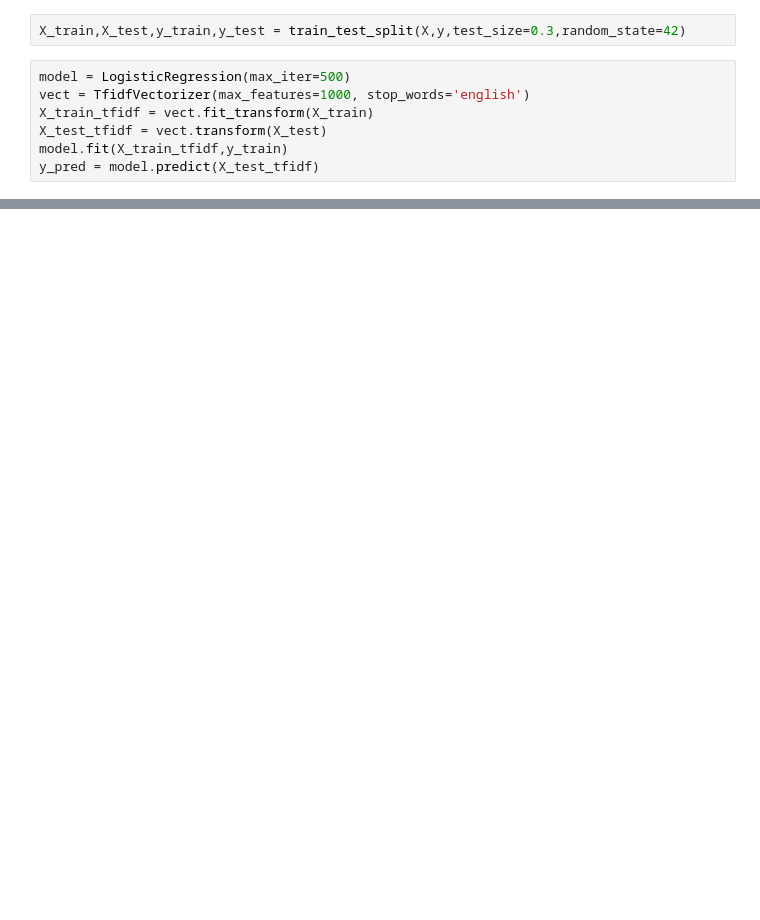
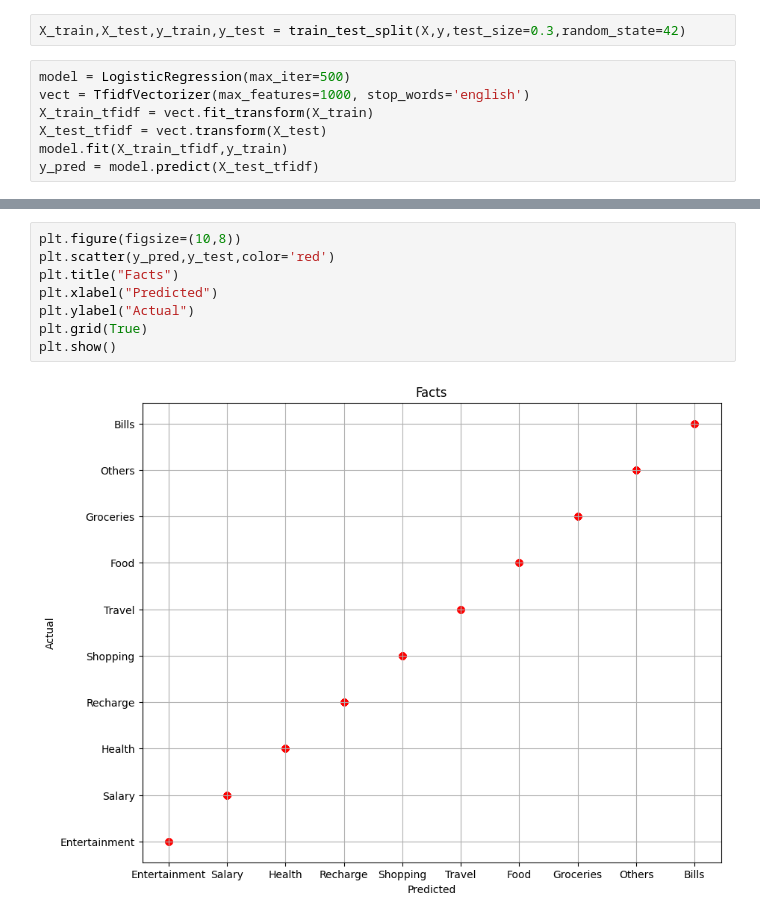
Before and after one commit to AjeetSingh21/Project-SQAC, a Jupyter notebook: Smart_expense_categorizer_SQAC.ipynb, the cells around one changed output, grey strips where cells are left out. Drawn from its saved outputs; the diff is of its cells as text; blank space fills up the shorter version.

```diff
--- a/Smart_expense_categorizer_SQAC.ipynb
+++ b/Smart_expense_categorizer_SQAC.ipynb
@@ -31,0 +37,10 @@ Accuracy is:  1.0
+# %%
+plt.figure(figsize=(10,8))
+plt.scatter(y_pred,y_test,color='red')
+plt.title("Facts")
+plt.xlabel("Predicted")
+plt.ylabel("Actual")
+plt.grid(True)
+plt.show()
+# %% [output]
+[figure, added]
```
Also changed, not shown: parts of 8 cells of this notebook.
